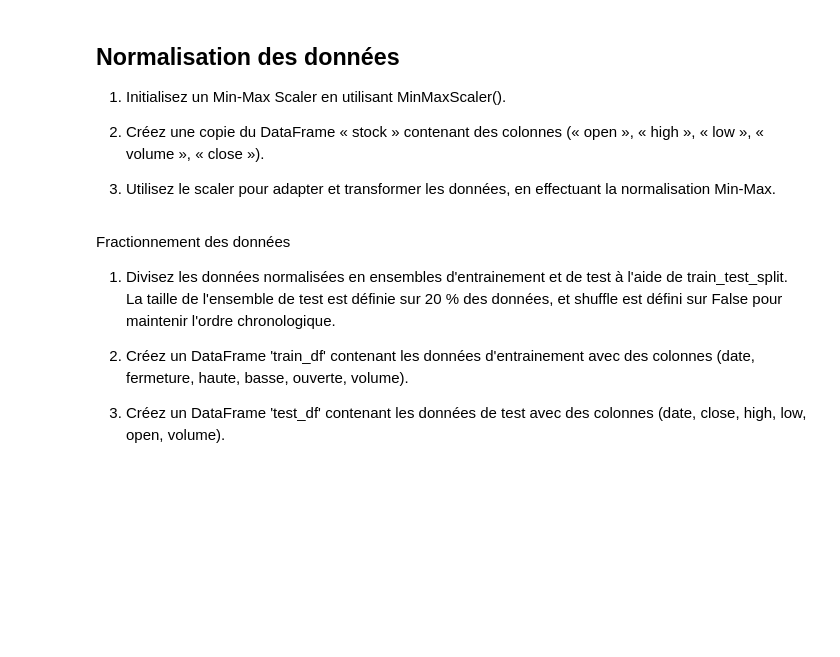
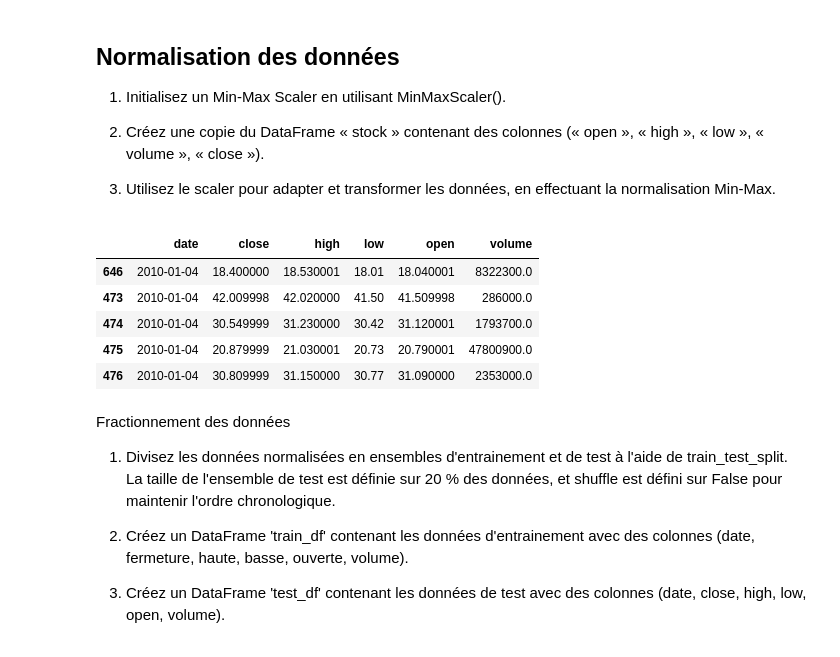
Before and after one commit to ouldsidy/Projets, a Jupyter notebook: Projet_mise_en_pratique_en_finace.ipynb, the cells around one changed output. Cells and saved outputs as stored; diff of their text form; code cells hidden in the pictures; blank space fills up the shorter version.

```diff
--- a/Projet_mise_en_pratique_en_finace.ipynb
+++ b/Projet_mise_en_pratique_en_finace.ipynb
@@ -30,8 +164,8 @@ from datetime import timedelta
 # %% [markdown]
 Parmi ces 4 données, celles qui seront utilisées sont ajustées en fonction du partage des prix. Ces données contiennent les cours bruts des actions des sociétés cotées de 2010 à 2016. Les données utilisées proviennent de Yahoo Finance
 # %%
-df_1=pd.read_csv('../content/drive/MyDrive/Colab Notebooks/Projet Mise en pratique Finace/prices.csv')
-df_1.head()
+df1=pd.read_csv('../content/drive/MyDrive/Colab Notebooks/Projet Mise en pratique Finace/prices.csv')
+df1.head()
 # %% [output]
 |  | date | symbol | open | close | low | high | volume |
 | 0 | 2016-01-05 00:00:00 | WLTW | 123.430000 | 125.839996 | 122.309998 | 126.250000 | 2163600.0 |
@@ -116,6 +331,15 @@ df_1.describe()
 | max | 1584.439941 | 1578.130005 | 1549.939941 | 1600.930054 | 8.596434e+08 |
 # %% [markdown]
 Puisqu’il n’y a pas de doublons ni de données nulles, le nettoyage des données n’est pas nécessaire pour le processus de régression.
+# %%
+plt.figure(figsize = (15,25))
+for idx, i in enumerate(df_1):
+    plt.subplot(8, 2, idx + 1)
+    plt.plot(df_1.index.values,df_1[i])
+    plt.title(i,backgroundcolor='black',color='white',fontsize=15)
+    plt.xlabel(i, size = 12)
+plt.tight_layout()
+plt.show()
 # %%
 df_1.isnull().sum()
 # %% [output]
@@ -230,6 +454,15 @@ from sklearn.preprocessing import MinMaxScaler
 scaler = MinMaxScaler()
 normalized_data = stock[['open', 'high', 'low', 'volume', 'close']].copy()
 normalized_data = scaler.fit_transform(normalized_data)
+# %%
+stock.head()
+# %% [output]
+|  | date | close | high | low | open | volume |
+| 646 | 2010-01-04 | 18.400000 | 18.530001 | 18.01 | 18.040001 | 8322300.0 |
+| 473 | 2010-01-04 | 42.009998 | 42.020000 | 41.50 | 41.509998 | 286000.0 |
+| 474 | 2010-01-04 | 30.549999 | 31.230000 | 30.42 | 31.120001 | 1793700.0 |
+| 475 | 2010-01-04 | 20.879999 | 21.030001 | 20.73 | 20.790001 | 47800900.0 |
+| 476 | 2010-01-04 | 30.809999 | 31.150000 | 30.77 | 31.090000 | 2353000.0 |
 # %% [markdown]
 Fractionnement des données
 
```
Also changed, not shown: parts of 29 cells of this notebook.
